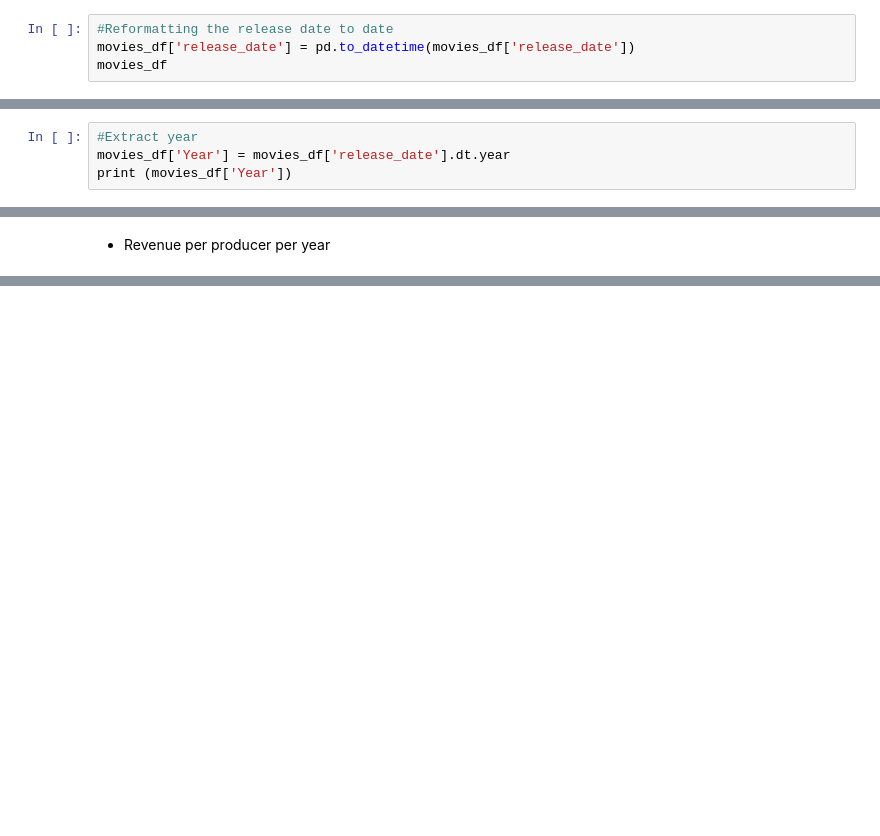
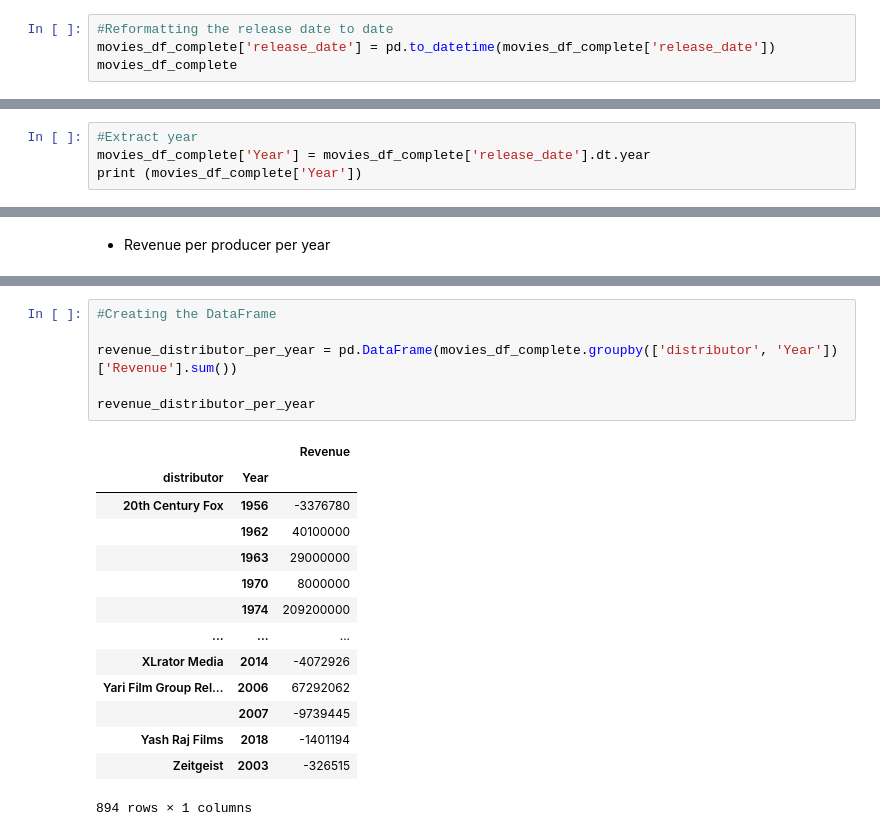
Before and after one commit to JESSIMOPIN/project-1-bootcamp, a Jupyter notebook: movies_year.ipynb, the cells around one changed output, grey strips where cells are left out. Cells and saved outputs as stored; diff of their text form; blank space fills up the shorter version.

```diff
--- a/movies_year.ipynb
+++ b/movies_year.ipynb
@@ -52,8 +52,8 @@ movies_df.head()
 5 rows × 26 columns
 # %%
 #Reformatting the release date to date
-movies_df['release_date'] = pd.to_datetime(movies_df['release_date'])
-movies_df
+movies_df_complete['release_date'] = pd.to_datetime(movies_df_complete['release_date'])
+movies_df_complete
 # %% [output]
 |  | Unnamed: 0.1 | Unnamed: 0 | release_date | Title | production_budget | domestic_gross | worldwide_gross | ... |
 | 0 | 0 | 1 | 2007-06-22 | Evan Almighty | 175000000 | 100289690 | 174131329 | ... |
@@ -70,8 +70,8 @@ movies_df
 3400 rows × 26 columns
 # %%
 #Extract year
-movies_df['Year'] = movies_df['release_date'].dt.year
-print (movies_df['Year'])
+movies_df_complete['Year'] = movies_df_complete['release_date'].dt.year
+print (movies_df_complete['Year'])
 # %% [output]
 0       2007
 1       1995
@@ -237,0 +301,21 @@ movies_df.head()
+# %%
+#Creating the DataFrame
+
+revenue_distributor_per_year = pd.DataFrame(movies_df_complete.groupby(['distributor', 'Year'])['Revenue'].sum())
+
+revenue_distributor_per_year
+# %% [output]
+|  |  | Revenue |
+| distributor | Year |  |
+| 20th Century Fox | 1956 | -3376780 |
+|  | 1962 | 40100000 |
+|  | 1963 | 29000000 |
+|  | 1970 | 8000000 |
+|  | 1974 | 209200000 |
+| ... | ... | ... |
+| XLrator Media | 2014 | -4072926 |
+| Yari Film Group Rel… | 2006 | 67292062 |
+|  | 2007 | -9739445 |
+| Yash Raj Films | 2018 | -1401194 |
+| Zeitgeist | 2003 | -326515 |
+894 rows × 1 columns
```
Also changed, not shown: parts of 29 cells of this notebook.
